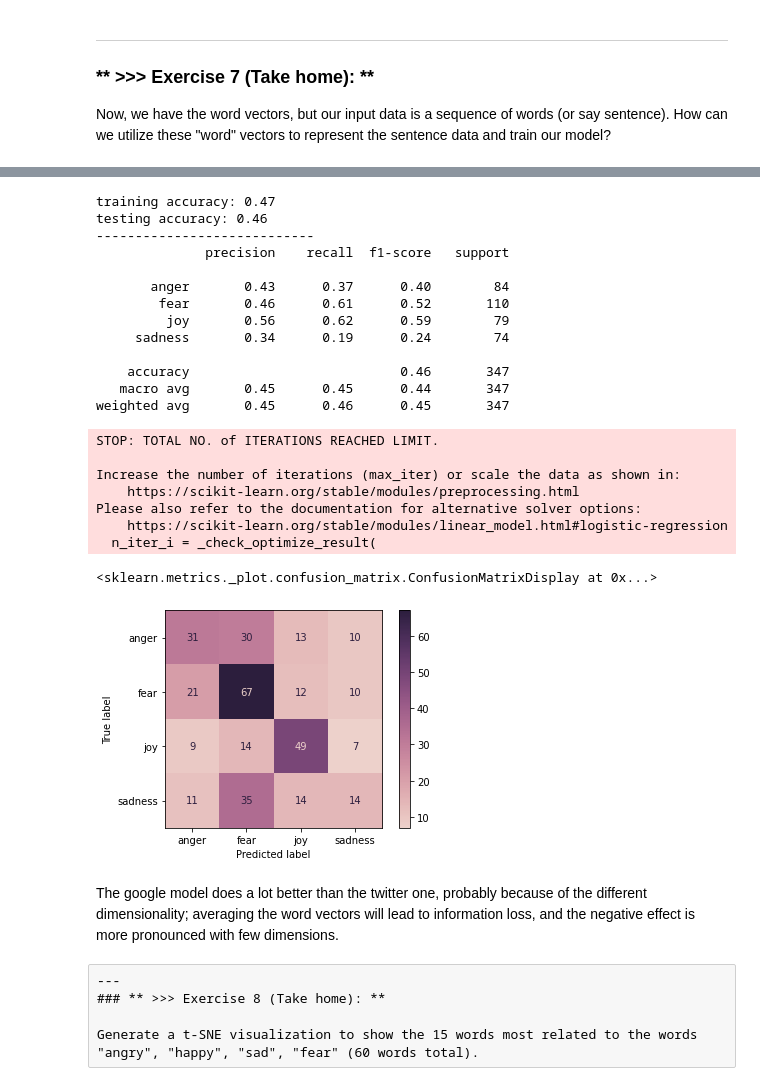
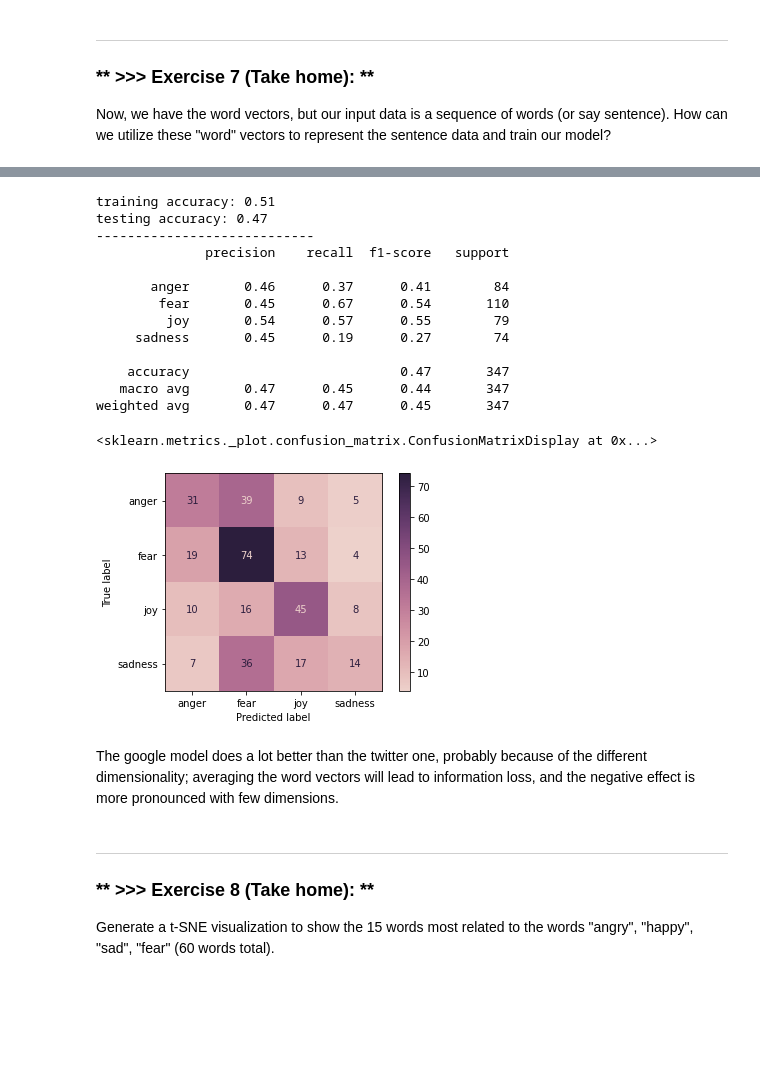
Before and after one commit to HikariNoMJ14/DM2020-Lab2-Homework, a Jupyter notebook: DM2020-Lab2-Homework.ipynb, the cells around one changed output, grey strips where cells are left out. Saved outputs shown, nothing was run; the diff lists cells and outputs as text; code cells hidden in the pictures; blank space fills up the shorter version.

```diff
--- a/DM2020-Lab2-Homework.ipynb
+++ b/DM2020-Lab2-Homework.ipynb
@@ -221,7 +221,7 @@ How can we utilize these "word" vectors to represent the sentence data and train
 from gensim.models import KeyedVectors
 
 ## Note: this model is very huge, this will take some time ...
-model_path = "data/GoogleNews/GoogleNews-vectors-negative300.bin.gz"
+model_path = "data/GoogleNews-vectors-negative300.bin"
 w2v_google_model = KeyedVectors.load_word2vec_format(model_path, binary=True)
 # %%
 import gensim.downloader as api
@@ -399,54 +394,47 @@ Please also refer to the documentation for alternative solver options:
 # %%
 X_train = train_df['sentence_vector_2'].apply(pd.Series).fillna(0)
 y_train = train_df['emotion']
 
 X_test = test_df['sentence_vector_2'].apply(pd.Series).fillna(0)
 y_test = test_df['emotion']
 
-twitter_LR_model = LogisticRegression()
-twitter_LR_model = twitter_LR_model.fit(X_train, y_train)
+twitter_model = SVC()
+twitter_model = twitter_model.fit(X_train, y_train)
 
-y_train_pred = twitter_LR_model.predict(X_train)
-y_test_pred = twitter_LR_model.predict(X_test)
+y_train_pred = twitter_model.predict(X_train)
+y_test_pred = twitter_model.predict(X_test)
 
 acc_train = accuracy_score(y_true=y_train, y_pred=y_train_pred)
 acc_test = accuracy_score(y_true=y_test, y_pred=y_test_pred)
 
 print('training accuracy: {}'.format(round(acc_train, 2)))
 print('testing accuracy: {}'.format(round(acc_test, 2)))
 print('----------------------------')
 print(classification_report(y_true=y_test, y_pred=y_test_pred))
-plot_confusion_matrix(twitter_LR_model, X_test, y_test, cmap=sns.cubehelix_palette(as_cmap=True))
+plot_confusion_matrix(twitter_model, X_test, y_test, cmap=sns.cubehelix_palette(as_cmap=True))
 # %% [output]
-training accuracy: 0.47
-testing accuracy: 0.46
+training accuracy: 0.51
+testing accuracy: 0.47
 ----------------------------
               precision    recall  f1-score   support
 
-       anger       0.43      0.37      0.40        84
-        fear       0.46      0.61      0.52       110
-         joy       0.56      0.62      0.59        79
-     sadness       0.34      0.19      0.24        74
+       anger       0.46      0.37      0.41        84
+        fear       0.45      0.67      0.54       110
+         joy       0.54      0.57      0.55        79
+     sadness       0.45      0.19      0.27        74
 
-    accuracy                           0.46       347
-   macro avg       0.45      0.45      0.44       347
-weighted avg       0.45      0.46      0.45       347
+    accuracy                           0.47       347
+   macro avg       0.47      0.45      0.44       347
+weighted avg       0.47      0.47      0.45       347
-STOP: TOTAL NO. of ITERATIONS REACHED LIMIT.
-
-Increase the number of iterations (max_iter) or scale the data as shown in:
-    https://scikit-learn.org/stable/modules/preprocessing.html
-Please also refer to the documentation for alternative solver options:
-    https://scikit-learn.org/stable/modules/linear_model.html#logistic-regression
-  n_iter_i = _check_optimize_result(
+<sklearn.metrics._plot.confusion_matrix.ConfusionMatrixDisplay at 0x...>
-<sklearn.metrics._plot.confusion_matrix.ConfusionMatrixDisplay at 0x...>
-[figure, old version]
+[figure, new version]
 # %% [markdown]
 The google model does a lot better than the twitter one, probably because of the different dimensionality; averaging the word vectors will lead to information loss, and the negative effect is more pronounced with few dimensions.
-# %% [raw]
----
-### ** >>> Exercise 8 (Take home): **
-
-Generate a t-SNE visualization to show the 15 words most related to the words "angry", "happy", "sad", "fear" (60 words total).
+# %% [markdown]
+---
+### ** >>> Exercise 8 (Take home): **
+
+Generate a t-SNE visualization to show the 15 words most related to the words "angry", "happy", "sad", "fear" (60 words total).
 # %%
 word_list = ['happy', 'angry', 'sad', 'fear']
 
```
Also changed, not shown: parts of 52 cells of this notebook, 23 other files.
